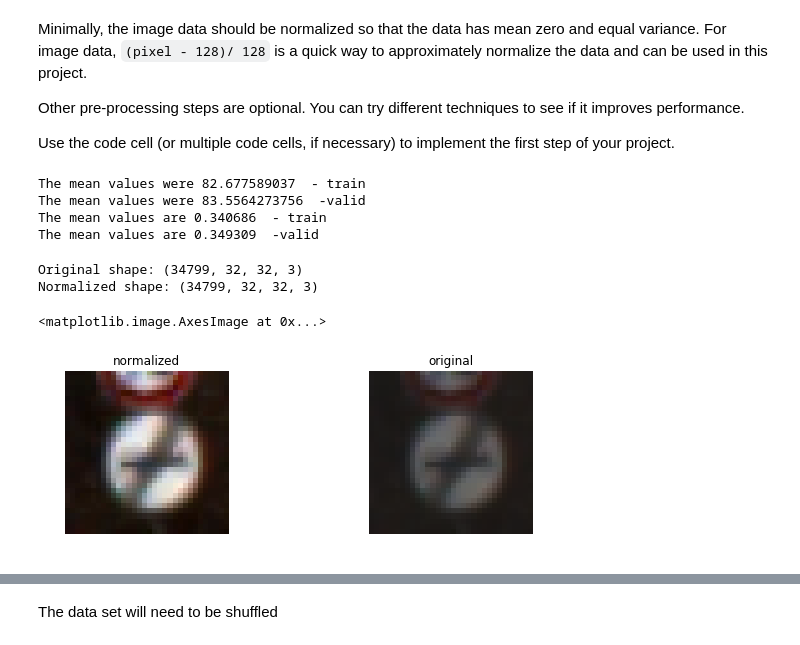
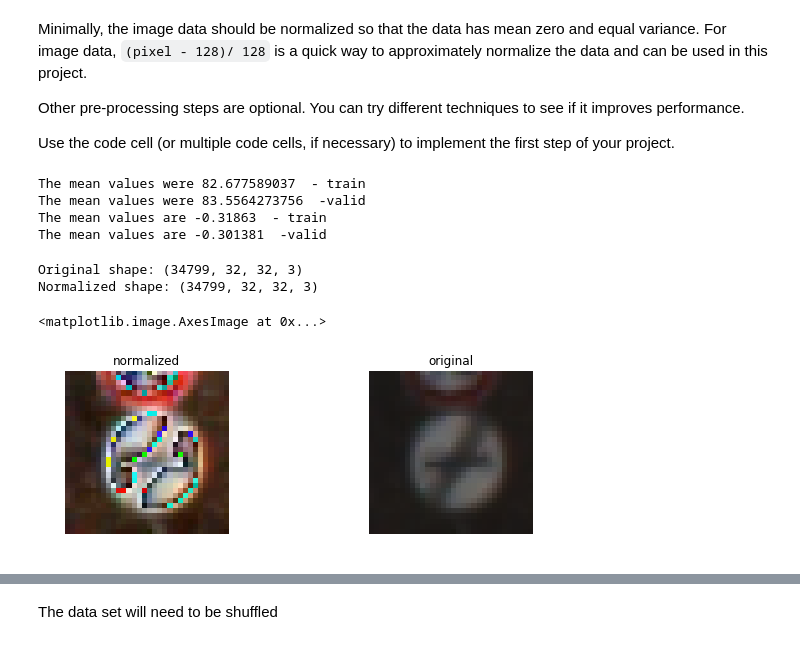
Before and after one commit to stevendae/CarND-TrafficSignClassifier-P2-StevenLee, a Jupyter notebook: Traffic_Sign_Classifier.ipynb, the cells around one changed output, grey strips where cells are left out. Saved outputs shown, nothing was run; the diff lists cells and outputs as text; code cells hidden in the pictures.

Commit message:
Dropout change to 0.5, Normalize range from -1 to 1

```diff
--- a/Traffic_Sign_Classifier.ipynb
+++ b/Traffic_Sign_Classifier.ipynb
@@ -157,7 +155,7 @@ Use the code cell (or multiple code cells, if necessary) to implement the first
 # %%
 import cv2
 def normalize(image):
-    return cv2.normalize(image, image, alpha=0, beta=1, norm_type=cv2.NORM_MINMAX, dtype=cv2.CV_32F)
+    return cv2.normalize(image, image, alpha=-1, beta=1, norm_type=cv2.NORM_MINMAX, dtype=cv2.CV_32F)
 
 print ('The mean values were',np.mean(X_train), ' - train')
 print ('The mean values were',np.mean(X_valid), ' -valid')
@@ -171,29 +169,29 @@ print ('The mean values are',np.mean(X_valid_normalized), ' -valid')
 # %% [output]
 The mean values were 82.677589037  - train
 The mean values were 83.5564273756  -valid
-The mean values are 0.340686  - train
-The mean values are 0.349309  -valid
+The mean values are -0.31863  - train
+The mean values are -0.301381  -valid
 # %%
 X_train = np.array(X_train)
 X_train_normalized = np.array(X_train_normalized)
 
 print("Original shape:", X_train.shape) #display the size of the original array
 print("Normalized shape:", X_train_normalized.shape) #display the size of the normalized array
 fig,axs = plt.subplots(1,2, figsize = (10,3))
 axs = axs.ravel()
 
 axs[0].axis('off')
 axs[0].set_title('normalized')
-axs[0].imshow(X_train_normalized[0].squeeze(), cmap='gray')
+axs[0].imshow(X_train_normalized[0].squeeze())
 
 axs[1].axis('off')
 axs[1].set_title('original')
-axs[1].imshow(X_train[0].squeeze(), cmap = 'gray')
+axs[1].imshow(X_train[0].squeeze())
 # %% [output]
 Original shape: (34799, 32, 32, 3)
 Normalized shape: (34799, 32, 32, 3)
 <matplotlib.image.AxesImage at 0x...>
-[figure, old version]
+[figure, new version]
 # %%
 print(y_train[0:500])
 # %% [output]
```
Also changed, not shown: parts of 6 cells of this notebook, 2 other files.
